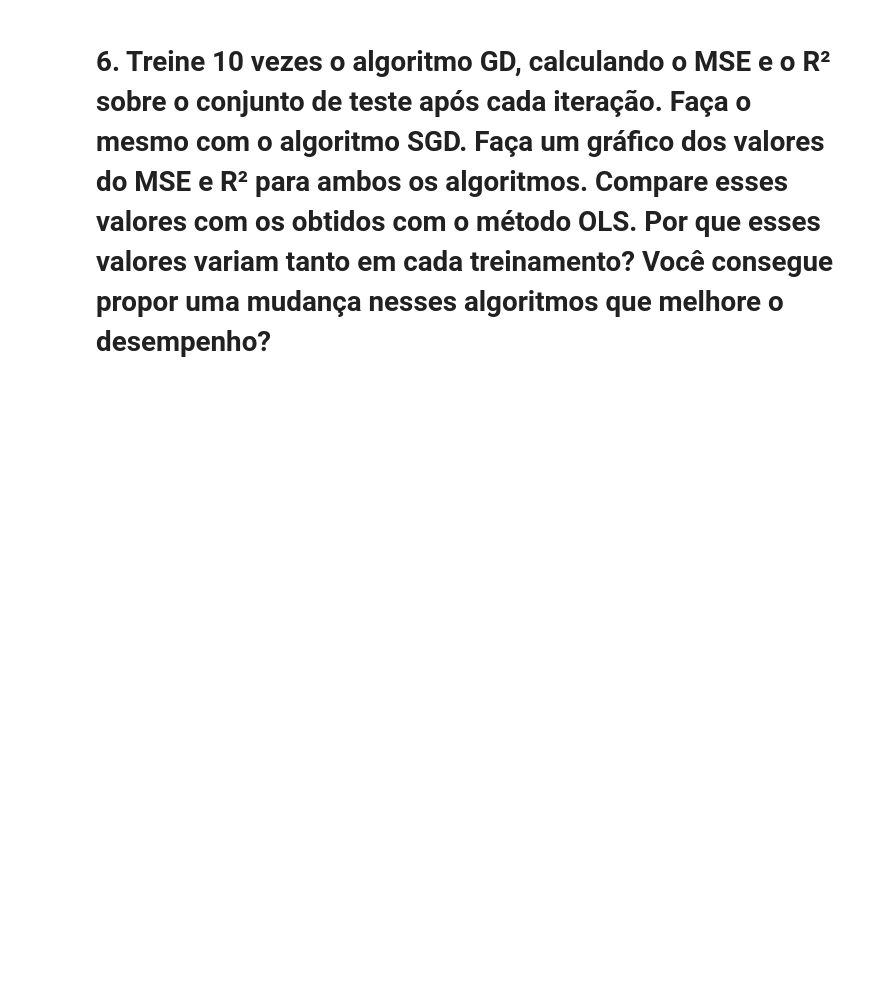
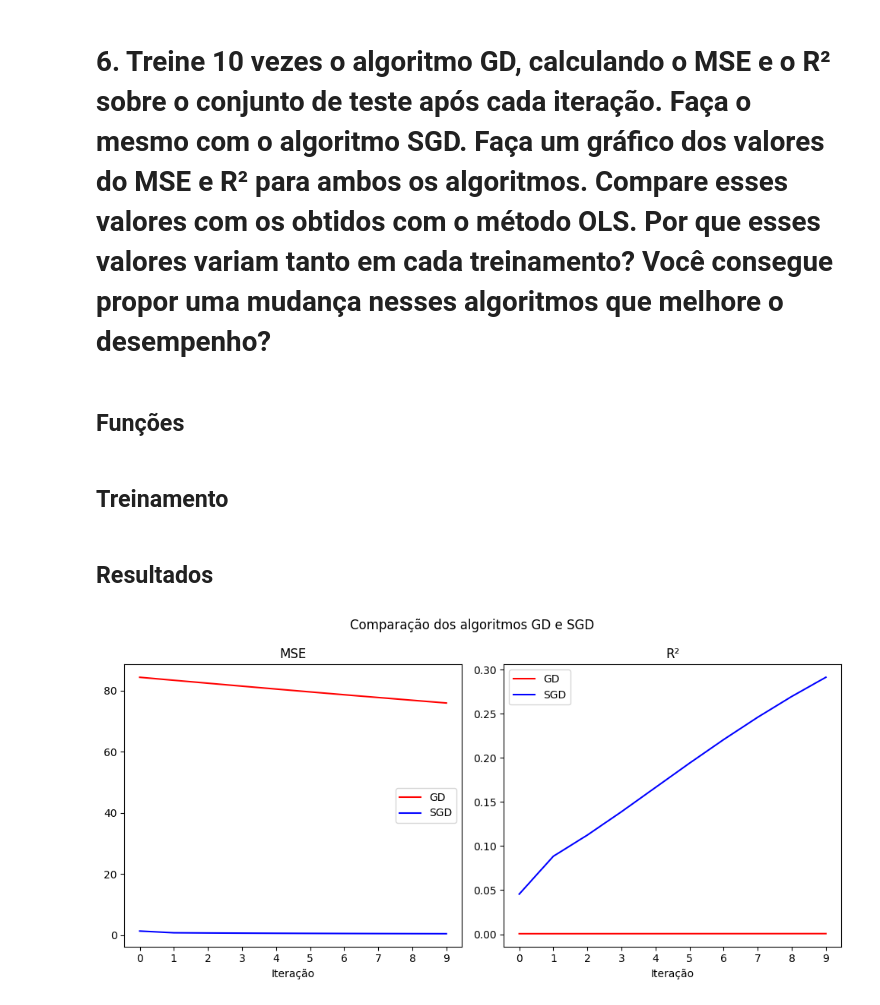
Before and after one commit to LuizGusQueiroz/Ciencia-de-Dados-UFC, a Jupyter notebook: Inteligencia Artificial/Lista_Computacional_1.ipynb, the cells around one changed output. Drawn from its saved outputs; the diff is of its cells as text; code cells hidden in the pictures; blank space fills up the shorter version.

```diff
--- a/Inteligencia Artificial/Lista_Computacional_1.ipynb
+++ b/Inteligencia Artificial/Lista_Computacional_1.ipynb
@@ -447,2 +510,4 @@ R²:  0.2773321426923566
 # %% [markdown]
 # 6. Treine 10 vezes o algoritmo GD, calculando o MSE e o R² sobre o conjunto de teste após cada iteração. Faça o mesmo com o algoritmo SGD. Faça um gráfico dos valores do MSE e R² para ambos os algoritmos. Compare esses valores com os obtidos com o método OLS. Por que esses valores variam tanto em cada treinamento? Você consegue propor uma mudança nesses algoritmos que melhore o desempenho?
+# %% [markdown]
+## Funções
@@ -448,0 +607,31 @@ R²:  0.2773321426923566
+# %% [markdown]
+## Treinamento
+# %%
+mse_gd, r2_gd = questao_6_GD(train_norm, test_norm, target)
+mse_sgd, r2_sgd = questao_6_SGD(train_norm, test_norm, target)
+# %% [markdown]
+## Resultados
+# %%
+fig, axes = plt.subplots(1, 2, figsize=(10, 5))
+axes = axes.flatten()
+
+axes[0].plot(mse_gd, color='red')
+axes[0].plot(mse_sgd, color='blue')
+axes[0].set_title('MSE')
+axes[0].set_xlabel('Iteração')
+axes[0].set_xticks(range(0, 10))
+axes[0].legend(['GD', 'SGD'])
+
+axes[1].plot(r2_gd, color='red')
+axes[1].plot(r2_sgd, color='blue')
+axes[1].set_title('R²')
+axes[1].set_xlabel('Iteração')
+axes[1].set_xticks(range(0, 10))
+axes[1].legend(['GD', 'SGD'])
+
+plt.suptitle('Comparação dos algoritmos GD e SGD')
+plt.tight_layout()
+
+plt.show()
+# %% [output]
+[figure, added]
```
Also changed, not shown: parts of 24 cells of this notebook.
